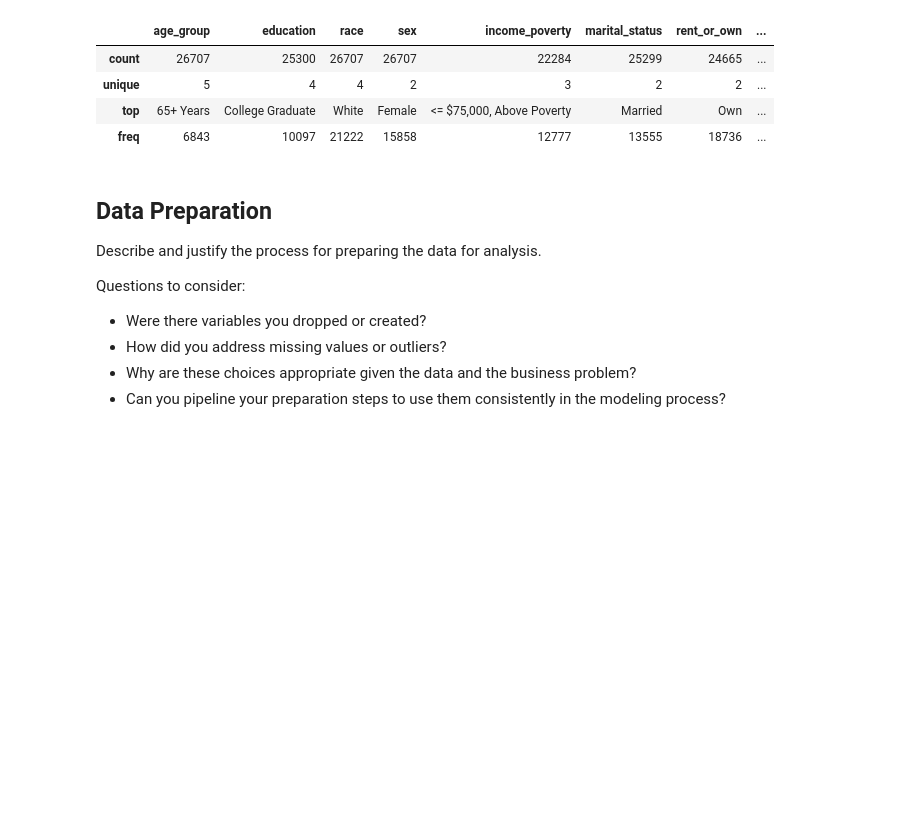
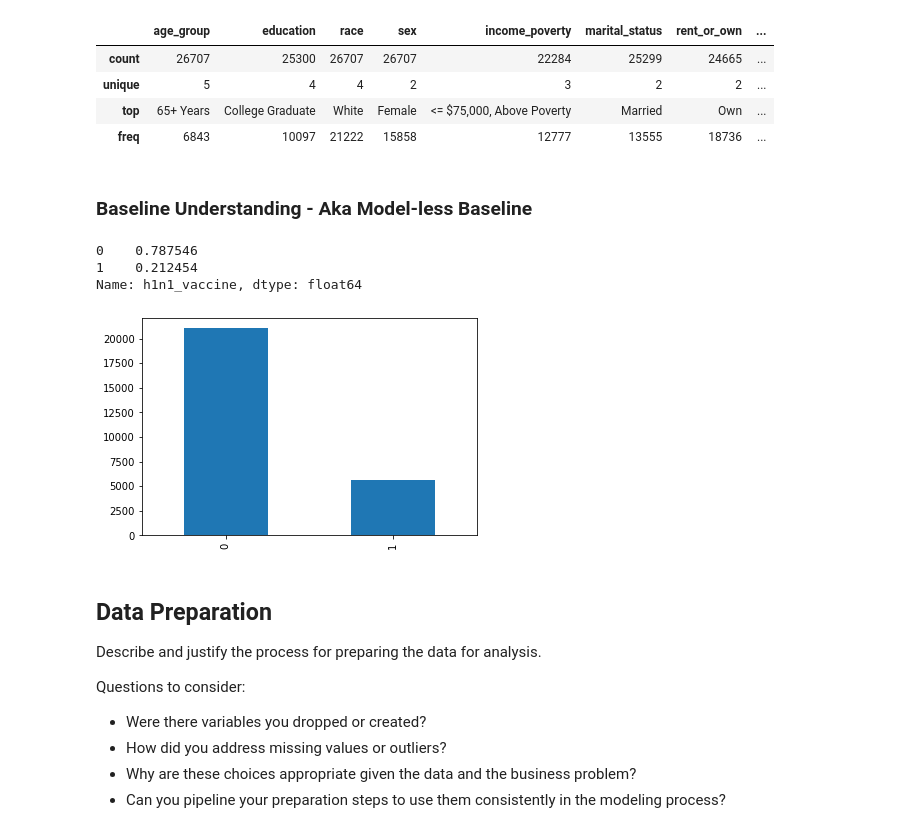
Before and after one commit to emykes/Flu_Vaccination_ML, a Jupyter notebook: Notebooks/Emine/Project3_Emine.ipynb, the cells around one changed output. Saved outputs shown, nothing was run; the diff lists cells and outputs as text; code cells hidden in the pictures; blank space fills up the shorter version.

Commit message:
baseline modeling

```diff
--- a/Notebooks/Emine/Project3_Emine.ipynb
+++ b/Notebooks/Emine/Project3_Emine.ipynb
@@ -199,6 +208,19 @@ df[[c for c in df.columns if df[c].dtype =='object']].describe()
 | unique | 5 | 4 | 4 | 2 | 3 | 2 | 2 | ... |
 | top | 65+ Years | College Graduate | White | Female | <= $75,000, Above Poverty | Married | Own | ... |
 | freq | 6843 | 10097 | 21222 | 15858 | 12777 | 13555 | 18736 | ... |
+# %% [markdown]
+### Baseline Understanding - Aka Model-less Baseline
+# %%
+# Exploring target distribution
+df['h1n1_vaccine'].value_counts(normalize=True)
+# %% [output]
+0    0.787546
+1    0.212454
+Name: h1n1_vaccine, dtype: float64
+# %%
+df['h1n1_vaccine'].value_counts().plot(kind='bar');
+# %% [output]
+[figure, added]
 # %% [markdown]
 ## Data Preparation
 
```
Also changed, not shown: parts of 56 cells of this notebook.
